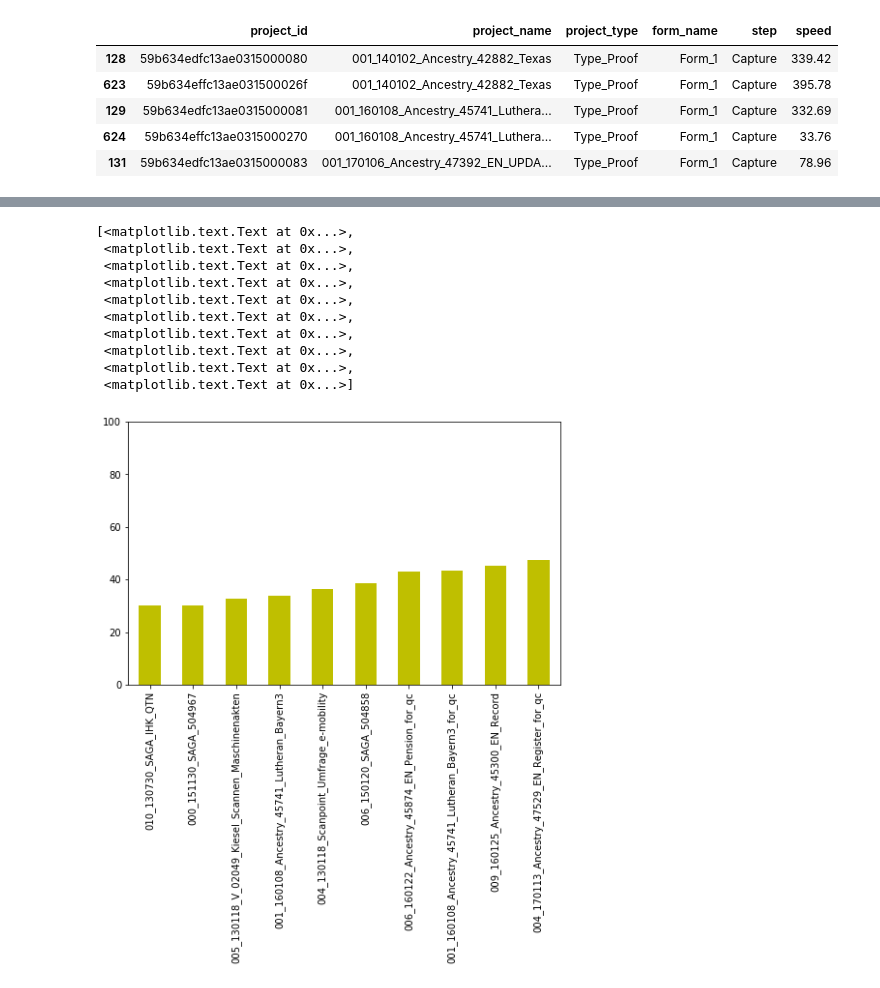
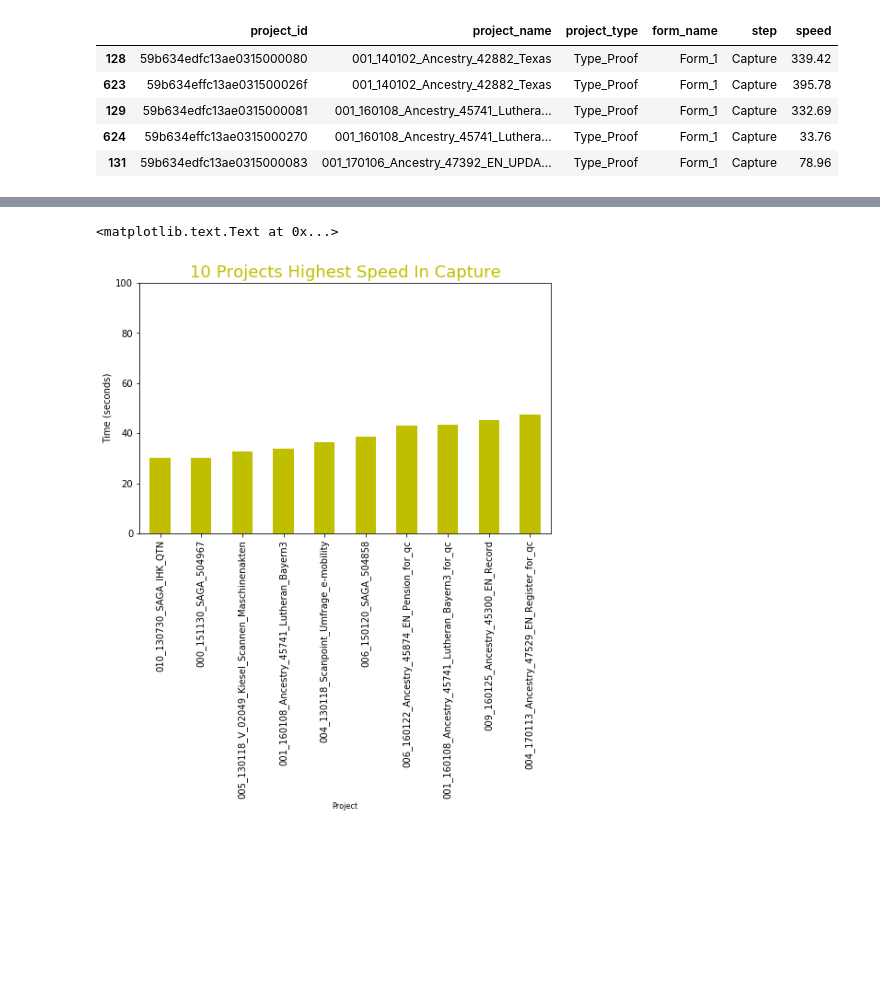
Before and after one commit to latumi231286/datascience-project_speed, a Jupyter notebook: project_speed_one_step.ipynb, the cells around one changed output, grey strips where cells are left out. Drawn from its saved outputs; the diff is of its cells as text; code cells hidden in the pictures; blank space fills up the shorter version.

```diff
--- a/project_speed_one_step.ipynb
+++ b/project_speed_one_step.ipynb
@@ -156,18 +130,12 @@ t.set_xticklabels(d_max_10['project_name'])
 # %%
 d_min_10 = d_Capture.nsmallest(10, 'speed')
 d_min_10.sort_values(['speed'],ascending=[True], inplace=True)
 t = d_min_10['speed'].plot(kind='bar', color='y', figsize=(8,5))
 t.set_ylim(0,100);
 t.set_xticklabels(d_min_10['project_name'])
+t.set_title("10 Projects Highest Speed In Capture", fontsize=18,color='y')
+t.set_xlabel("Project", fontsize=8)
+t.set_ylabel("Time (seconds)", fontsize=10)
 # %% [output]
-[<matplotlib.text.Text at 0x...>,
- <matplotlib.text.Text at 0x...>,
- <matplotlib.text.Text at 0x...>,
- <matplotlib.text.Text at 0x...>,
- <matplotlib.text.Text at 0x...>,
- <matplotlib.text.Text at 0x...>,
- <matplotlib.text.Text at 0x...>,
- <matplotlib.text.Text at 0x...>,
- <matplotlib.text.Text at 0x...>,
- <matplotlib.text.Text at 0x...>]
+<matplotlib.text.Text at 0x...>
-[figure, old version]
+[figure, new version]
```
Also changed, not shown: parts of 5 cells of this notebook.
